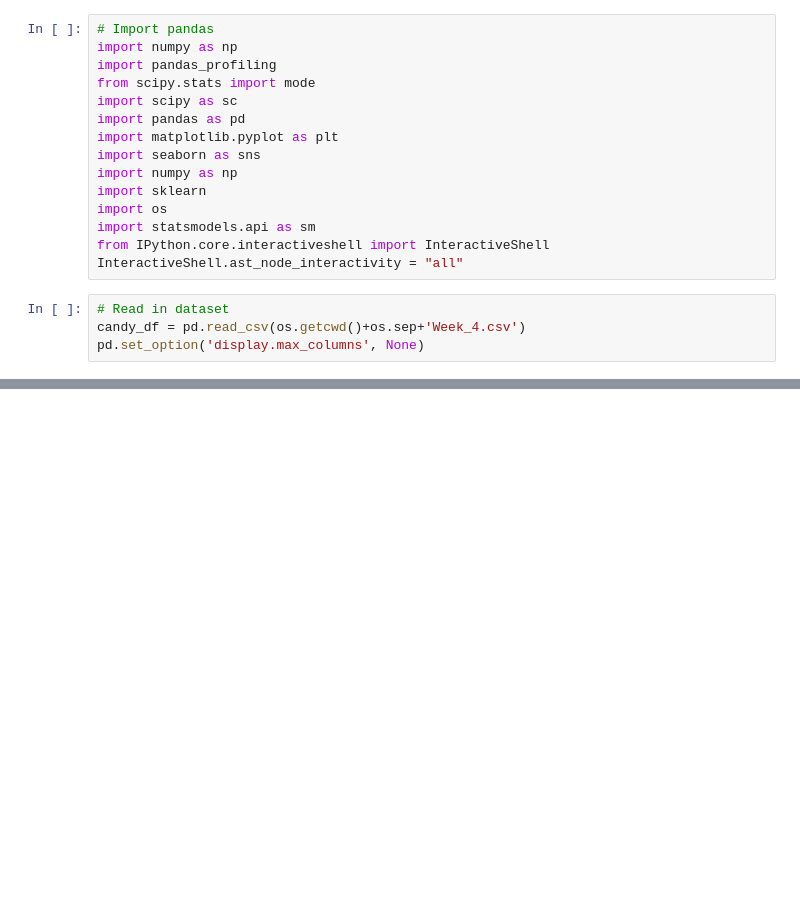
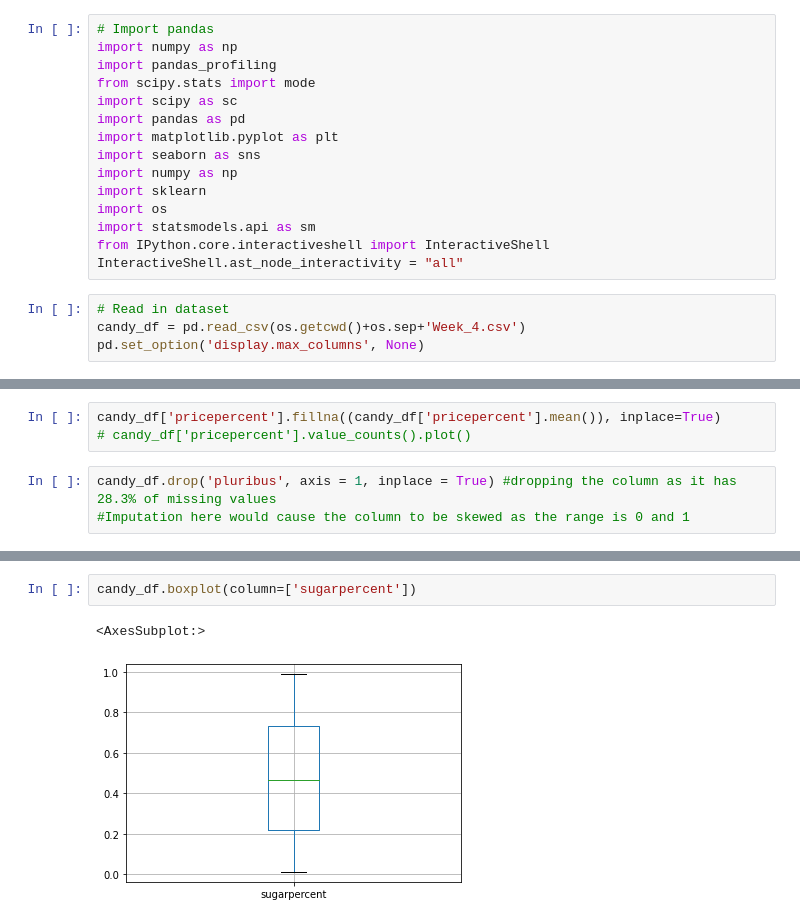
Before and after one commit to YoAr/EAI6040_Module3, a Jupyter notebook: Module3_yogesh.ipynb, the cells around one changed output, grey strips where cells are left out. Cells and saved outputs as stored; diff of their text form; blank space fills up the shorter version.

```diff
--- a/Module3_yogesh.ipynb
+++ b/Module3_yogesh.ipynb
@@ -40,0 +121,6 @@ pandas_profiling.ProfileReport(candy_df)
+# %%
+candy_df['pricepercent'].fillna((candy_df['pricepercent'].mean()), inplace=True)
+# candy_df['pricepercent'].value_counts().plot()
+# %%
+candy_df.drop('pluribus', axis = 1, inplace = True) #dropping the column as it has 28.3% of missing values
+#Imputation here would cause the column to be skewed as the range is 0 and 1
@@ -40,0 +144,5 @@ pandas_profiling.ProfileReport(candy_df)
+# %%
+candy_df.boxplot(column=['sugarpercent'])
+# %% [output]
+<AxesSubplot:>
+[figure, added]
```
Also changed, not shown: parts of 8 cells of this notebook.
